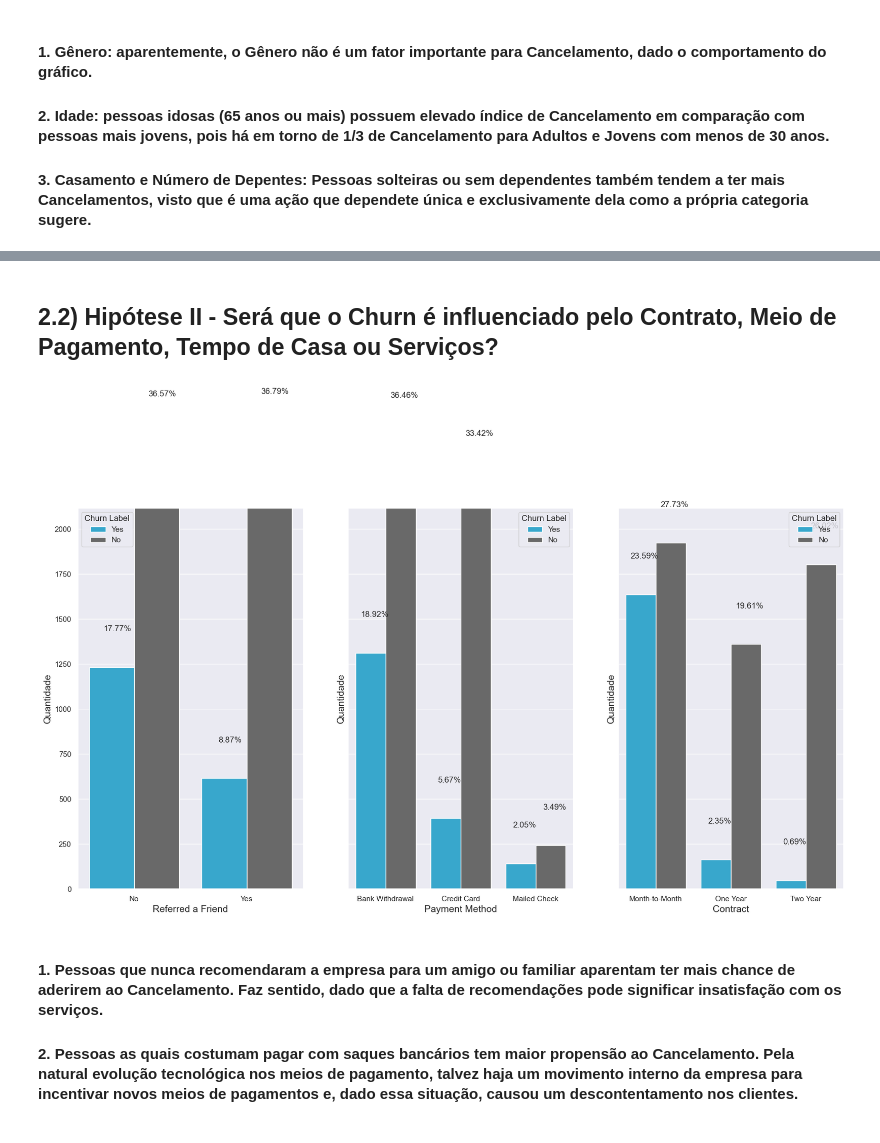
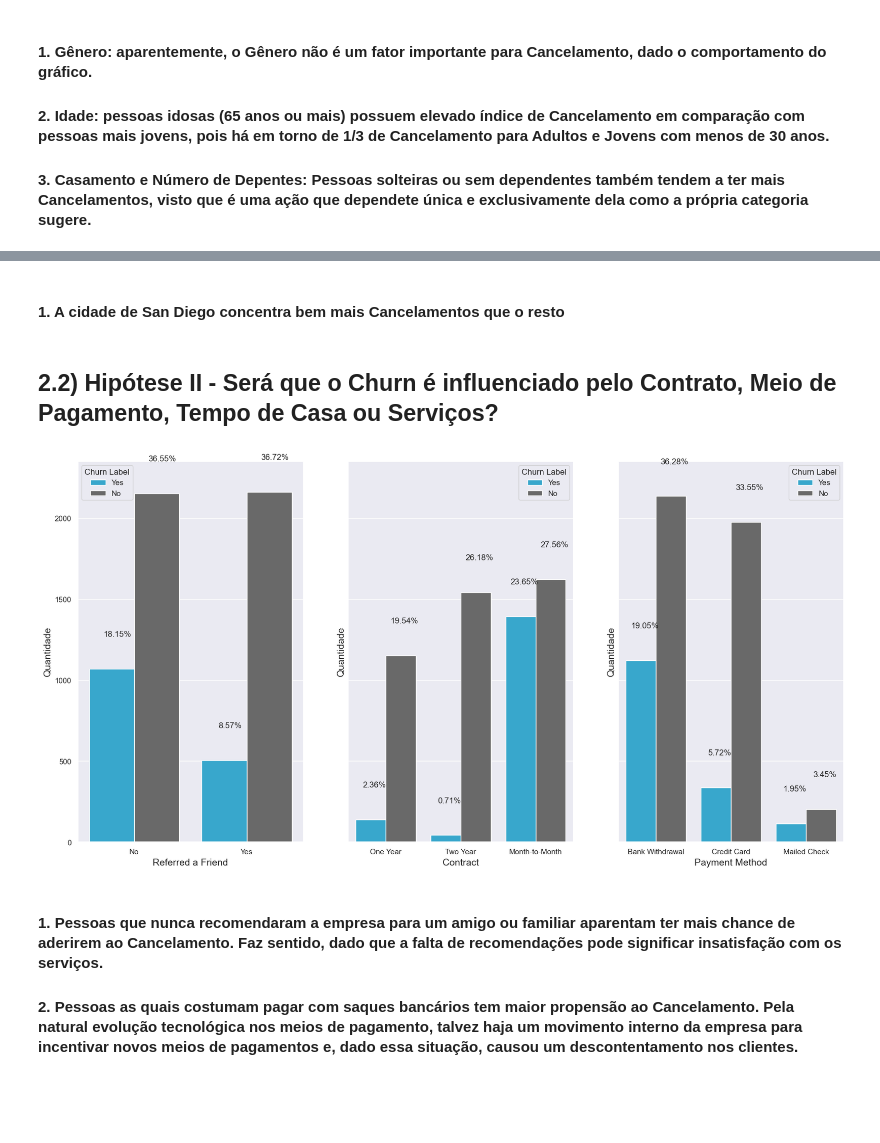
Before and after one commit to leonardovargas10/Modelo_Previsao_Churn, a Jupyter notebook: Modelo_Churn.ipynb, the cells around one changed output, grey strips where cells are left out. Drawn from its saved outputs; the diff is of its cells as text; code cells hidden in the pictures; blank space fills up the shorter version.

```diff
--- a/Modelo_Churn.ipynb
+++ b/Modelo_Churn.ipynb
@@ -384,3 +340,13 @@ def plota_ranking(x, y, dados, N, titulo):
+# %%
+def separa_treino_teste(target, dados, size):
+    x = dados.drop(target, axis = 1)
+    y = dados[target]
+    x_train, x_test, y_train, y_test = train_test_split(x, y, test_size= size, random_state = 42)
+
+    df_train = pd.concat([x_train, y_train], axis = 1)
+    df_test = pd.concat([x_test, y_test], axis = 1)
+
+    return df_train, df_test
 # %% [markdown]
 * Realiza Encoding
 # %%
@@ -541,6 +502,0 @@ services_trusted.head(3)
-# %%
-status_raw = pd.read_csv('./data/STATUS.csv')
-status_trusted = status_raw.copy()
-status_trusted['Churn Category'].replace({'':'Uninformed'}, inplace = True)
-status_trusted['Churn Reason'].replace({'':'Uninformed'}, inplace = True)
-status_trusted.head(3)
@@ -551,0 +507,12 @@ status_trusted.head(3)
+# %%
+customer_charact_refined = customer_charact_trusted.copy()
+customer_charact_refined = customer_charact_refined.merge(services_trusted.drop(['Count', 'Quarter'], axis = 1), on = 'Customer ID', how = 'inner')
+customer_charact_refined = customer_charact_refined.merge(status_trusted.drop(['Count', 'Quarter'], axis = 1), on = 'Customer ID', how = 'inner')
+telco_churn = customer_charact_refined.copy()
+
+telco_churn_train = separa_treino_teste('Churn Label', telco_churn, 0.15)[0]
+telco_churn_teste = separa_treino_teste('Churn Label', telco_churn, 0.15)[1]
+
+print(f'Dataset Original: {telco_churn.shape}')
+print(f'Dataset Treino: {telco_churn_train.shape}')
+print(f'Dataset Teste: {telco_churn_teste.shape}')
@@ -601,14 +542,14 @@ plota_boxplot('Age', 'Churn Label', telco_churn, 'Age')
 
 #### 2. Por conta da idade avançada, a probabilidade de terceiros tomando as decisões de cancelarem ou não os serviços no nome dos proprietários é alta, portanto, eles podem passar um viés errado sobre o Cancelamento. Dado isso, decidiu-se retirá-los da amostra.
 # %%
-qt_outliers = telco_churn.loc[telco_churn.Age > 100]['Customer ID'].unique().shape[0]
-qt_total = telco_churn['Customer ID'].unique().shape[0]
+qt_outliers = telco_churn_train.loc[telco_churn_train.Age > 100]['Customer ID'].unique().shape[0]
+qt_total = telco_churn_train['Customer ID'].unique().shape[0]
 
-telco_churn_outliers = telco_churn.loc[telco_churn.Age > 100]['Customer ID'].unique()
+telco_churn_train_outliers = telco_churn_train.loc[telco_churn_train.Age > 100]['Customer ID'].unique()
 
 print(f'Remoção de {round((qt_outliers/qt_total)*100, 2)}% do Dataset')
-telco_churn = telco_churn.loc[~telco_churn['Customer ID'].isin(telco_churn_outliers)]
+telco_churn_train = telco_churn_train.loc[~telco_churn_train['Customer ID'].isin(telco_churn_train_outliers)]
 
-qt_total = telco_churn['Customer ID'].unique().shape[0]
+qt_total = telco_churn_train['Customer ID'].unique().shape[0]
 print(f'Agora, o Dataset tem {qt_total} registros')
 # %% [output]
@@ -662,9 +588,11 @@ def plota_ranking(x, y, dados, N, titulo):
+# %% [markdown]
+#### 1. A cidade de San Diego concentra bem mais Cancelamentos que o resto
 # %% [markdown]
 ## 2.2) Hipótese II - Será que o Churn é influenciado pelo Contrato, Meio de Pagamento, Tempo de Casa ou Serviços?
 # %%
-plota_barras(['Referred a Friend', 'Payment Method', 'Contract'], 'Churn Label', telco_churn, 1, 3)
+plota_barras(['Referred a Friend', 'Contract', 'Payment Method'], 'Churn Label', telco_churn_train, 1, 3)
 # %% [output]
-[figure, old version]
+[figure, new version]
 # %% [markdown]
 #### 1. Pessoas que nunca recomendaram a empresa para um amigo ou familiar aparentam ter mais chance de aderirem ao Cancelamento. Faz sentido, dado que a falta de recomendações pode significar insatisfação com os serviços.
 
```
Also changed, not shown: parts of 34 cells of this notebook, 1 other file.
